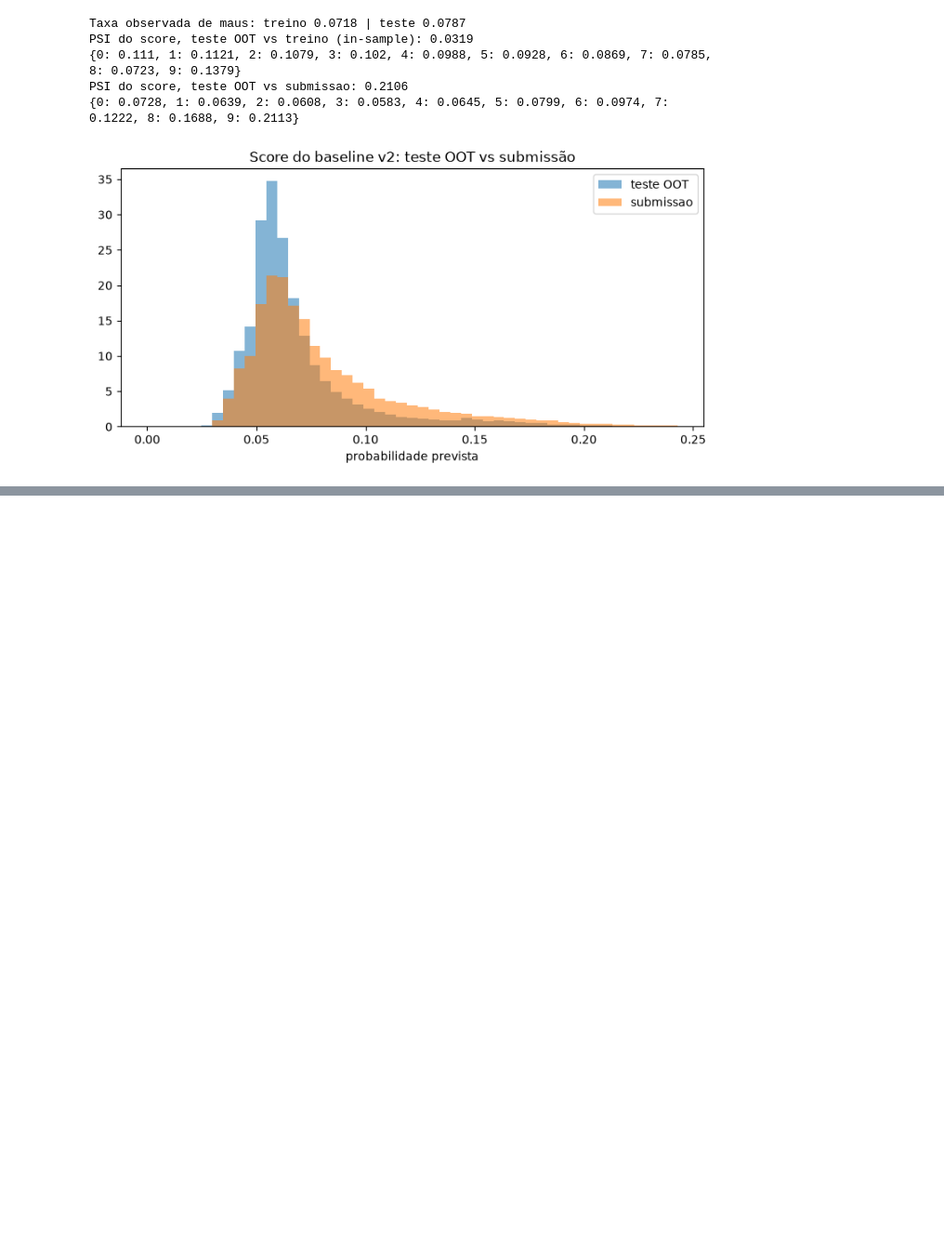
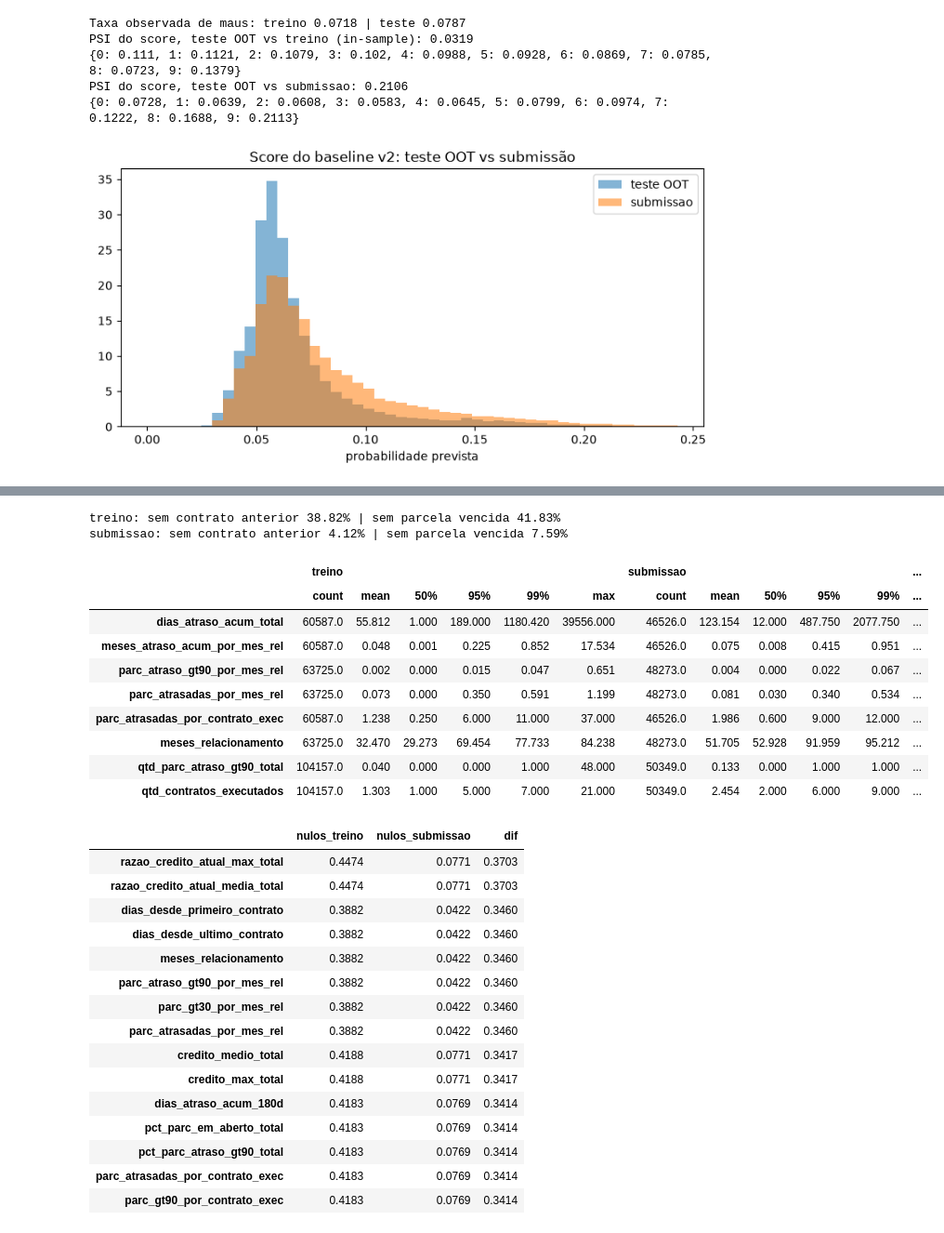
Before and after one commit to Gabverz/DS-Accelerator, a Jupyter notebook: notebooks/03_features_modelagem.ipynb, the cells around one changed output, grey strips where cells are left out. Shown at 93% size. Drawn from its saved outputs; the diff is of its cells as text; code cells hidden in the pictures; blank space fills up the shorter version.

Commit message:
feat: grupo B com histórico de contratos e parcelas, atrasos e tempo de relacionamento

```diff
--- a/notebooks/03_features_modelagem.ipynb
+++ b/notebooks/03_features_modelagem.ipynb
@@ -684,0 +709,11 @@ PSI do score, teste OOT vs submissao: 0.2106
+# %%
+abt_emp = pd.read_parquet("../dados/processados/abt_emprestimos.parquet")
+abt_par = pd.read_parquet("../dados/processados/abt_parcelas.parquet")
+
+for nome, df in {"abt_emprestimos": abt_emp, "abt_parcelas": abt_par}.items():
+    print(f"\n{nome}: {df.shape}")
+    print(df.dtypes.to_string())
+
+print("\nColunas de base_submissao:", list(base_submissao.columns))
+print("\nParcelas (amostra):")
+display(abt_par.head(5))
@@ -684,0 +968,54 @@ PSI do score, teste OOT vs submissao: 0.2106
+# %%
+# ============================================================
+# Grupo B | Célula 5: cobertura e shift treino vs submissão
+# ============================================================
+for nome, df in {"treino": base_treino, "submissao": base_submissao}.items():
+    print(f"{nome}: sem contrato anterior {(df['qtd_contratos_total'] == 0).mean():.2%} | "
+          f"sem parcela vencida {(df['qtd_parc_vencidas_total'] == 0).mean():.2%}")
+
+NOVAS_VARS = ["dias_atraso_acum_total", "meses_atraso_acum_por_mes_rel", "parc_atraso_gt90_por_mes_rel",
+              "parc_atrasadas_por_mes_rel", "parc_atrasadas_por_contrato_exec",
+              "meses_relacionamento", "qtd_parc_atraso_gt90_total", "qtd_contratos_executados"]
+resumo = pd.concat(
+    {nome: df[NOVAS_VARS].describe(percentiles=[.5, .95, .99]).T[["count", "mean", "50%", "95%", "99%", "max"]]
+     for nome, df in {"treino": base_treino, "submissao": base_submissao}.items()},
+    axis=1,
+)
+display(resumo.round(3))
+
+# Nulos por variável: treino vs submissão (cobertura diferente indica shift)
+nulos = pd.DataFrame({
+    "nulos_treino": base_treino[COLS_B].isna().mean(),
+    "nulos_submissao": base_submissao[COLS_B].isna().mean(),
+})
+nulos["dif"] = (nulos["nulos_submissao"] - nulos["nulos_treino"]).abs()
+display(nulos.sort_values("dif", ascending=False).head(15).round(4))
+# %% [output]
+treino: sem contrato anterior 38.82% | sem parcela vencida 41.83%
+submissao: sem contrato anterior 4.12% | sem parcela vencida 7.59%
+|  | treino |  |  |  |  |  | submissao |  |  |  |  | ... |
+|  | count | mean | 50% | 95% | 99% | max | count | mean | 50% | 95% | 99% | ... |
+| dias_atraso_acum_total | 60587.0 | 55.812 | 1.000 | 189.000 | 1180.420 | 39556.000 | 46526.0 | 123.154 | 12.000 | 487.750 | 2077.750 | ... |
+| meses_atraso_acum_por_mes_rel | 60587.0 | 0.048 | 0.001 | 0.225 | 0.852 | 17.534 | 46526.0 | 0.075 | 0.008 | 0.415 | 0.951 | ... |
+| parc_atraso_gt90_por_mes_rel | 63725.0 | 0.002 | 0.000 | 0.015 | 0.047 | 0.651 | 48273.0 | 0.004 | 0.000 | 0.022 | 0.067 | ... |
+| parc_atrasadas_por_mes_rel | 63725.0 | 0.073 | 0.000 | 0.350 | 0.591 | 1.199 | 48273.0 | 0.081 | 0.030 | 0.340 | 0.534 | ... |
+| parc_atrasadas_por_contrato_exec | 60587.0 | 1.238 | 0.250 | 6.000 | 11.000 | 37.000 | 46526.0 | 1.986 | 0.600 | 9.000 | 12.000 | ... |
+| meses_relacionamento | 63725.0 | 32.470 | 29.273 | 69.454 | 77.733 | 84.238 | 48273.0 | 51.705 | 52.928 | 91.959 | 95.212 | ... |
+| qtd_parc_atraso_gt90_total | 104157.0 | 0.040 | 0.000 | 0.000 | 1.000 | 48.000 | 50349.0 | 0.133 | 0.000 | 1.000 | 1.000 | ... |
+| qtd_contratos_executados | 104157.0 | 1.303 | 1.000 | 5.000 | 7.000 | 21.000 | 50349.0 | 2.454 | 2.000 | 6.000 | 9.000 | ... |
+|  | nulos_treino | nulos_submissao | dif |
+| razao_credito_atual_max_total | 0.4474 | 0.0771 | 0.3703 |
+| razao_credito_atual_media_total | 0.4474 | 0.0771 | 0.3703 |
+| dias_desde_primeiro_contrato | 0.3882 | 0.0422 | 0.3460 |
+| dias_desde_ultimo_contrato | 0.3882 | 0.0422 | 0.3460 |
+| meses_relacionamento | 0.3882 | 0.0422 | 0.3460 |
+| parc_atraso_gt90_por_mes_rel | 0.3882 | 0.0422 | 0.3460 |
+| parc_gt30_por_mes_rel | 0.3882 | 0.0422 | 0.3460 |
+| parc_atrasadas_por_mes_rel | 0.3882 | 0.0422 | 0.3460 |
+| credito_medio_total | 0.4188 | 0.0771 | 0.3417 |
+| credito_max_total | 0.4188 | 0.0771 | 0.3417 |
+| dias_atraso_acum_180d | 0.4183 | 0.0769 | 0.3414 |
+| pct_parc_em_aberto_total | 0.4183 | 0.0769 | 0.3414 |
+| pct_parc_atraso_gt90_total | 0.4183 | 0.0769 | 0.3414 |
+| parc_atrasadas_por_contrato_exec | 0.4183 | 0.0769 | 0.3414 |
+| parc_gt90_por_contrato_exec | 0.4183 | 0.0769 | 0.3414 |
```
Also changed, not shown: parts of 10 cells of this notebook.
